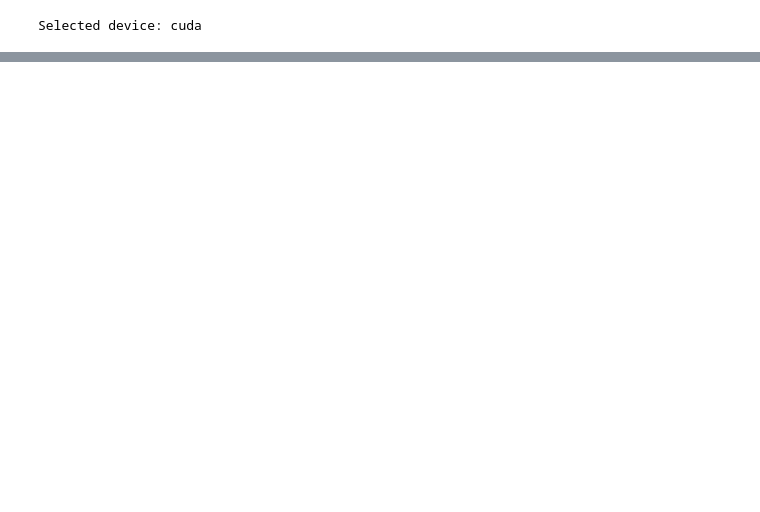
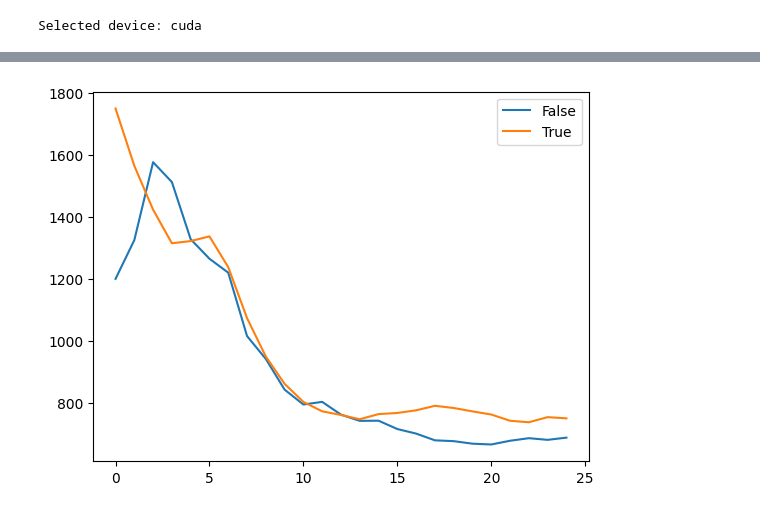
Before and after one commit to daryl-ramdin/coursework-reinforcement-learning, a Jupyter notebook: atari.ipynb, the cells around one changed output, grey strips where cells are left out. Drawn from its saved outputs; the diff is of its cells as text; code cells hidden in the pictures; blank space fills up the shorter version.

```diff
--- a/atari.ipynb
+++ b/atari.ipynb
@@ -116,0 +110,7 @@ plt.show()
+# %%
+plt.plot(logger1[:, [0]], logger1[:, [1]], label="False")
+plt.plot(logger2[:, [0]], logger2[:, [1]], label="True")
+plt.legend()
+plt.show()
+# %% [output]
+[figure, added]
```
Also changed, not shown: parts of 4 cells of this notebook.
